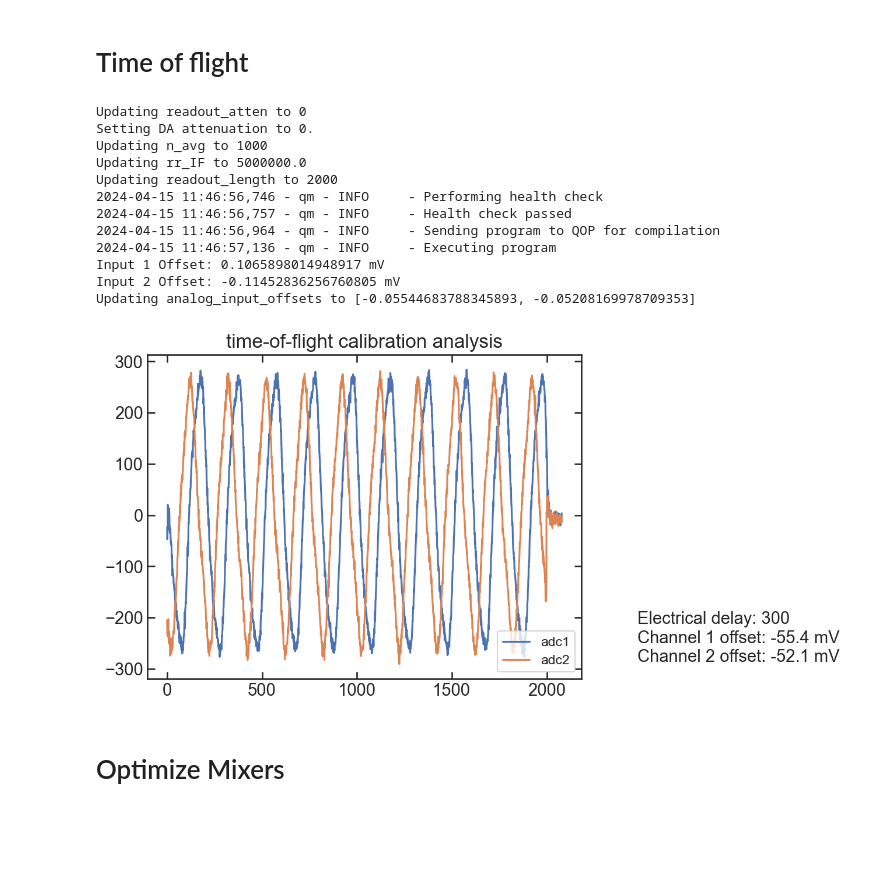
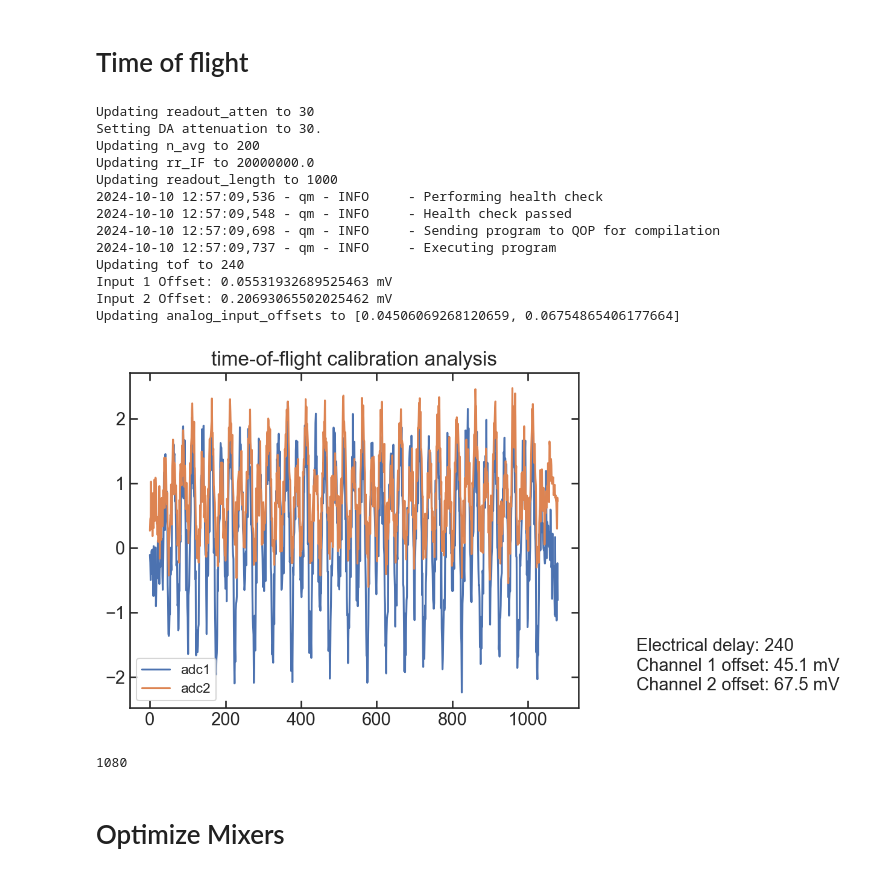
Before and after one commit to LFL-Lab/Dissipator, a Jupyter notebook: darpa_measurements.ipynb, the cells around one changed output. Cells and saved outputs as stored; diff of their text form; code cells hidden in the pictures; blank space fills up the shorter version.

```diff
--- a/darpa_measurements.ipynb
+++ b/darpa_measurements.ipynb
@@ -33,0 +21,2 @@ Setting DA attenuation to 20.
+# %%
+qb = qubit('DARPA-LL-6')
@@ -34,31 +37,40 @@ Setting DA attenuation to 20.
 # %% [markdown]
 # Time of flight
 # %%
-qb.update_value('readout_atten',0)
-# qb.update_value('tof',240)
+qb.update_value('readout_atten',30)
+# qb.update_value('tof',200)
 # qb.update_value('smearing',10)
-qb.pars['resettime']['rr'] = 6000
+# qb.update_value('tof',100)
+# qb.update_value('amp_r',0.4)
+qb.pars['resettime']['rr'] = 5000
 qb.write_pars()
-qb.update_value('n_avg',1000)
-qb.update_value('rr_IF',5e6)
-qb.update_value('readout_length',2000)
+# qb.update_value('tof', 100)
+qb.update_value('n_avg',200)
+qb.update_value('rr_IF',20e6)
+qb.update_value('readout_length',1000)
 
-adc1,adc2 = qb.tof_cal(update_tof=False)
+adc1,adc2 = qb.tof_cal(update_tof=True)
 pf.tof_plot(adc1, adc2,delay=qb.pars['tof'],offsets=qb.pars['analog_input_offsets'])
 # %% [output]
-Updating readout_atten to 0
-Setting DA attenuation to 0.
-Updating n_avg to 1000
-Updating rr_IF to 5000000.0
-Updating readout_length to 2000
-2024-04-15 11:46:56,746 - qm - INFO     - Performing health check
-2024-04-15 11:46:56,757 - qm - INFO     - Health check passed
-2024-04-15 11:46:56,964 - qm - INFO     - Sending program to QOP for compilation
-2024-04-15 11:46:57,136 - qm - INFO     - Executing program
-Input 1 Offset: 0.1065898014948917 mV
-Input 2 Offset: -0.11452836256760805 mV
-Updating analog_input_offsets to [-0.05544683788345893, -0.05208169978709353]
+Updating readout_atten to 30
+Setting DA attenuation to 30.
+Updating n_avg to 200
+Updating rr_IF to 20000000.0
+Updating readout_length to 1000
+2024-10-10 12:57:09,536 - qm - INFO     - Performing health check
+2024-10-10 12:57:09,548 - qm - INFO     - Health check passed
+2024-10-10 12:57:09,698 - qm - INFO     - Sending program to QOP for compilation
+2024-10-10 12:57:09,737 - qm - INFO     - Executing program
+Updating tof to 240
+Input 1 Offset: 0.05531932689525463 mV
+Input 2 Offset: 0.20693065502025462 mV
+Updating analog_input_offsets to [0.04506069268120659, 0.06754865406177664]
-[figure, old version]
+[figure, new version]
+# %%
+len(adc1)
+# qb.update_value('tof',0)
+# %% [output]
+1080
 # %% [markdown]
 # Optimize Mixers
 # %% [markdown]
```
Also changed, not shown: parts of 24 cells of this notebook, 18 other files.
